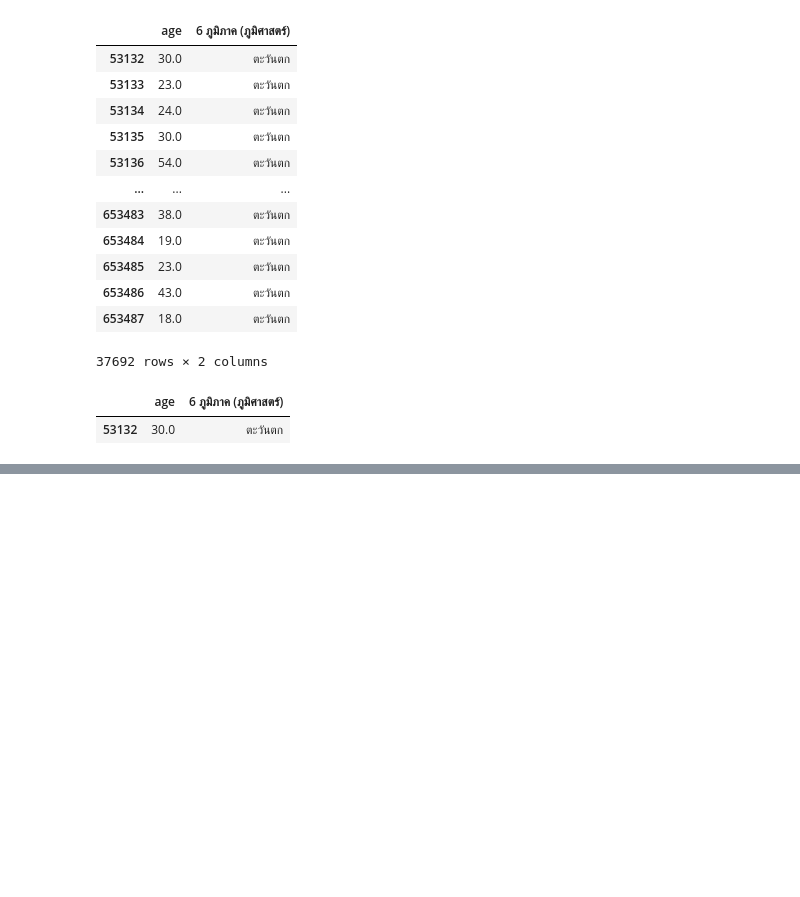
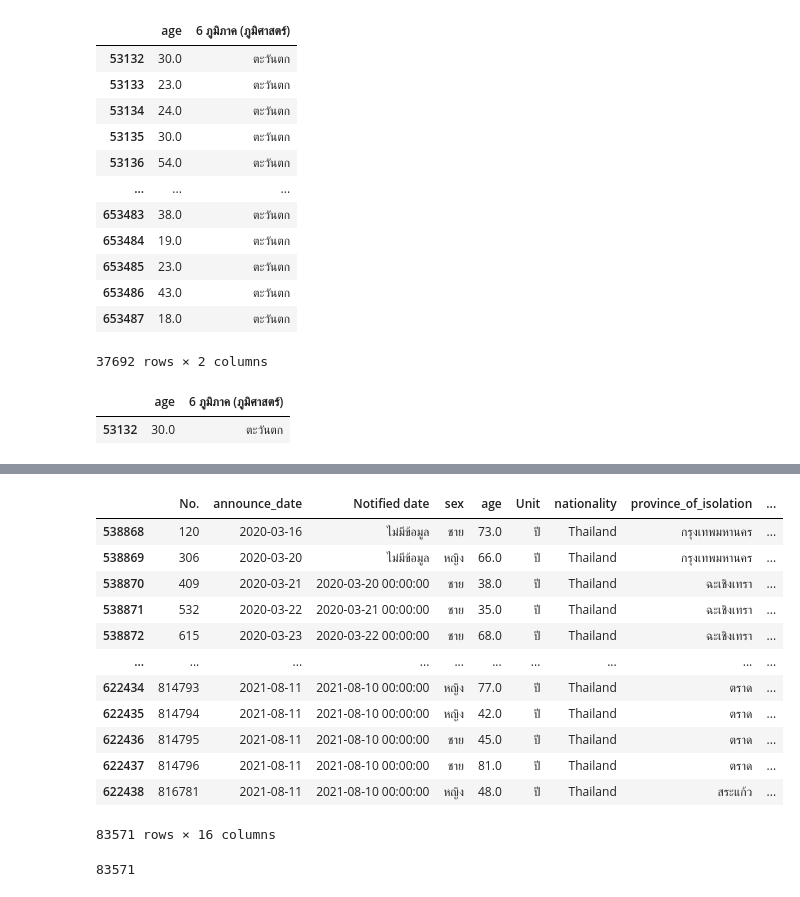
Before and after one commit to Ppangchon/data_viz_2022, a Jupyter notebook: BasicPython&DataViz midterm2022.ipynb, the cells around one changed output, grey strips where cells are left out. Cells and saved outputs as stored; diff of their text form; code cells hidden in the pictures; blank space fills up the shorter version.

```diff
--- a/BasicPython&DataViz midterm2022.ipynb
+++ b/BasicPython&DataViz midterm2022.ipynb
@@ -357,0 +860,22 @@ frist_age6.iloc[:1,:]
+# %%
+num_c_e = case_pro[case_pro['6 ภูมิภาค (ภูมิศาสตร์)']=='ตะวันออก']
+num_c_e
+# %% [output]
+|  | No. | announce_date | Notified date | sex | age | Unit | nationality | province_of_isolation | ... |
+| 538868 | 120 | 2020-03-16 | ไม่มีข้อมูล | ชาย | 73.0 | ปี | Thailand | กรุงเทพมหานคร | ... |
+| 538869 | 306 | 2020-03-20 | ไม่มีข้อมูล | หญิง | 66.0 | ปี | Thailand | กรุงเทพมหานคร | ... |
+| 538870 | 409 | 2020-03-21 | 2020-03-20 00:00:00 | ชาย | 38.0 | ปี | Thailand | ฉะเชิงเทรา | ... |
+| 538871 | 532 | 2020-03-22 | 2020-03-21 00:00:00 | ชาย | 35.0 | ปี | Thailand | ฉะเชิงเทรา | ... |
+| 538872 | 615 | 2020-03-23 | 2020-03-22 00:00:00 | ชาย | 68.0 | ปี | Thailand | ฉะเชิงเทรา | ... |
+| ... | ... | ... | ... | ... | ... | ... | ... | ... | ... |
+| 622434 | 814793 | 2021-08-11 | 2021-08-10 00:00:00 | หญิง | 77.0 | ปี | Thailand | ตราด | ... |
+| 622435 | 814794 | 2021-08-11 | 2021-08-10 00:00:00 | หญิง | 42.0 | ปี | Thailand | ตราด | ... |
+| 622436 | 814795 | 2021-08-11 | 2021-08-10 00:00:00 | ชาย | 45.0 | ปี | Thailand | ตราด | ... |
+| 622437 | 814796 | 2021-08-11 | 2021-08-10 00:00:00 | ชาย | 81.0 | ปี | Thailand | ตราด | ... |
+| 622438 | 816781 | 2021-08-11 | 2021-08-10 00:00:00 | หญิง | 48.0 | ปี | Thailand | สระแก้ว | ... |
+83571 rows × 16 columns
+# %%
+num_e= num_c_e['No.'].count()
+num_e
+# %% [output]
+83571
```
Also changed, not shown: parts of 77 cells of this notebook.
